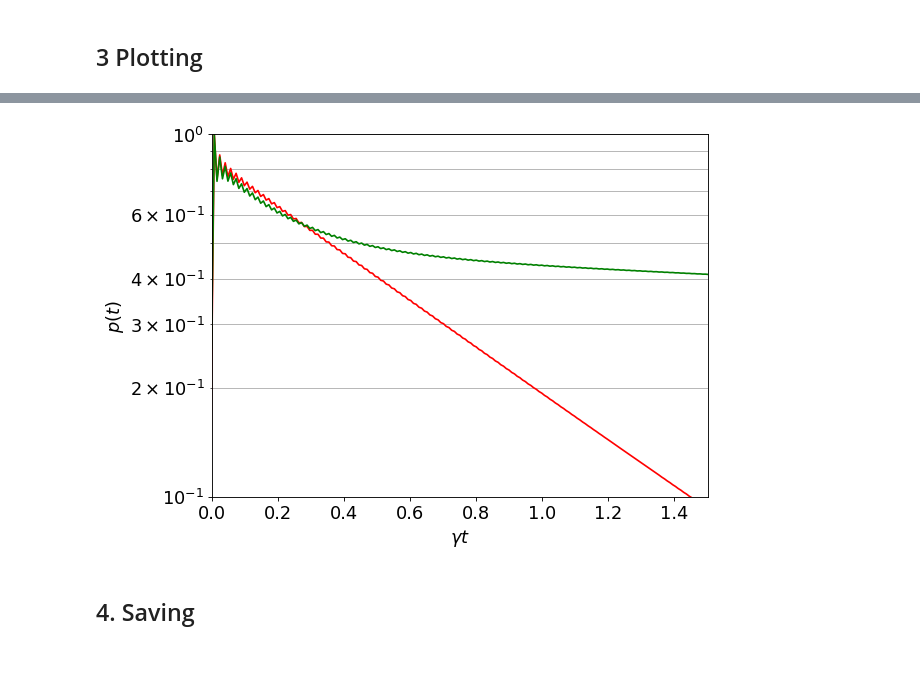
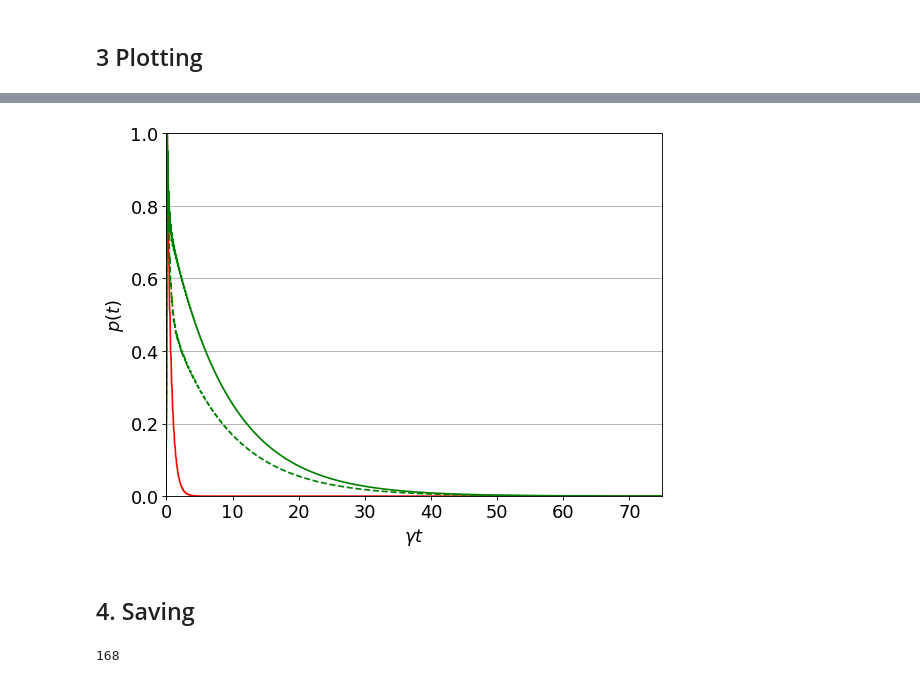
Before and after one commit to ViacheslavP/calculations, a Jupyter notebook: moller_evo.ipynb, the cells around one changed output, grey strips where cells are left out. Drawn from its saved outputs; the diff is of its cells as text; code cells hidden in the pictures.

```diff
--- a/moller_evo.ipynb
+++ b/moller_evo.ipynb
@@ -274,2 +351,28 @@ bigResDecay = np.dot(np.conj(np.transpose(bigRad)), bigRad).diagonal()
 # %% [markdown]
 ## 3 Plotting
+# %%
+plt.rcParams.update({'font.size': 16})
+plt.figure(num=None, figsize=(8, 6), dpi=80, facecolor='w', edgecolor='k')
+plt.grid(True, axis='y', which='both')
+plt.xlim([0,2])
+plt.ylim([0.1, 1.2])
+plt.yscale('log')
+dcay = np.exp(-t)
+smtplot(t, (dickeDecay/dickeDecay.max()), 'r')
+#plt.plot(t, resDecay/resDecay.max()/0.8, 'g')
+#plt.plot(t, shiftresDecay/shiftresDecay.max()/0.8, 'g--')
+
+#plt.plot(t, extresDecay/resDecay.max()/0.8, 'g')
+#plt.plot(t, extshiftresDecay/shiftresDecay.max()/0.8/0.88, 'g--')
+#smtplot(t, dresDecay/dresDecay.max(), 'm-.')
+#smtplot(t, rresDecay/rresDecay.max(), 'c--')
+plt.plot(t, dcay, 'k--')
+#plt.plot(t, sidemDecay/sidemDecay.max(), 'b')
+smtplot(t, bigResDecay, 'r--')
+#smtplot(t, bigSidemDecay/bigSidemDecay.max(), 'r-.')
+plt.xlabel(r'$\gamma t$')
+plt.ylabel(r'$p(t)$')
+plt.savefig(CSVPATH + 'ms_stableedg.svg')
+plt.show()
+
+#shiftresDecay = resDecay.copy()
@@ -276,28 +381,26 @@ bigResDecay = np.dot(np.conj(np.transpose(bigRad)), bigRad).diagonal()
 # %%
 plt.rcParams.update({'font.size': 16})
 plt.figure(num=None, figsize=(8, 6), dpi=80, facecolor='w', edgecolor='k')
 plt.grid(True, axis='y', which='both')
-plt.xlim([0,1.5])
-plt.ylim([0.1, 1])
-plt.yscale('log')
+plt.xlim([00,75])
+plt.ylim([0.001, 1.0])
+#plt.yscale('log')
 dcay = np.exp(-t)
-plt.plot(t, dickeDecay/dickeDecay.max(), 'r')
-plt.plot(t, resDecay/resDecay.max(), 'g')
-#plt.plot(t, shiftresDecay/shiftresDecay.max()/0.8, 'g--')
+plt.plot(t, (dickeDecay/dickeDecay.max())/0.8, 'r')
+plt.plot(t, resDecay/resDecay.max()/0.8, 'g')
+plt.plot(t, shiftresDecay/shiftresDecay.max()/0.8, 'g--')
 #smtplot(t, dresDecay/dresDecay.max(), 'm-.')
 #smtplot(t, rresDecay/rresDecay.max(), 'c--')
 #plt.plot(t, dcay, 'k--')
 #plt.plot(t, sidemDecay/sidemDecay.max(), 'b')
 #smtplot(t, bigResDecay, 'r--')
 #smtplot(t, bigSidemDecay/bigSidemDecay.max(), 'r-.')
 plt.xlabel(r'$\gamma t$')
 plt.ylabel(r'$p(t)$')
 plt.savefig(CSVPATH + 'ms_stableedg.svg')
 plt.show()
-
-#shiftresDecay = resDecay.copy()
 # %% [output]
-[figure, old version]
+[figure, new version]
 # %% [markdown]
 ## 4. Saving
 # %%
@@ -443,0 +541,4 @@ _foo('7')
+# %%
+7*24
+# %% [output]
+168
```
Also changed, not shown: parts of 10 cells of this notebook, 3 other files.
